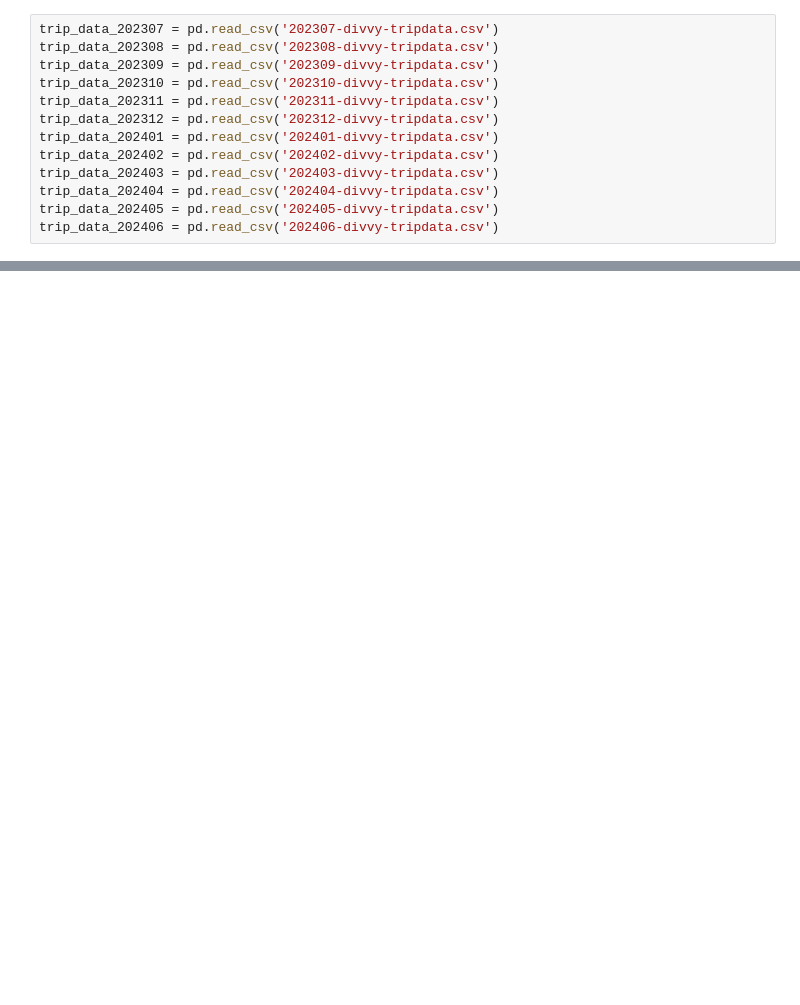
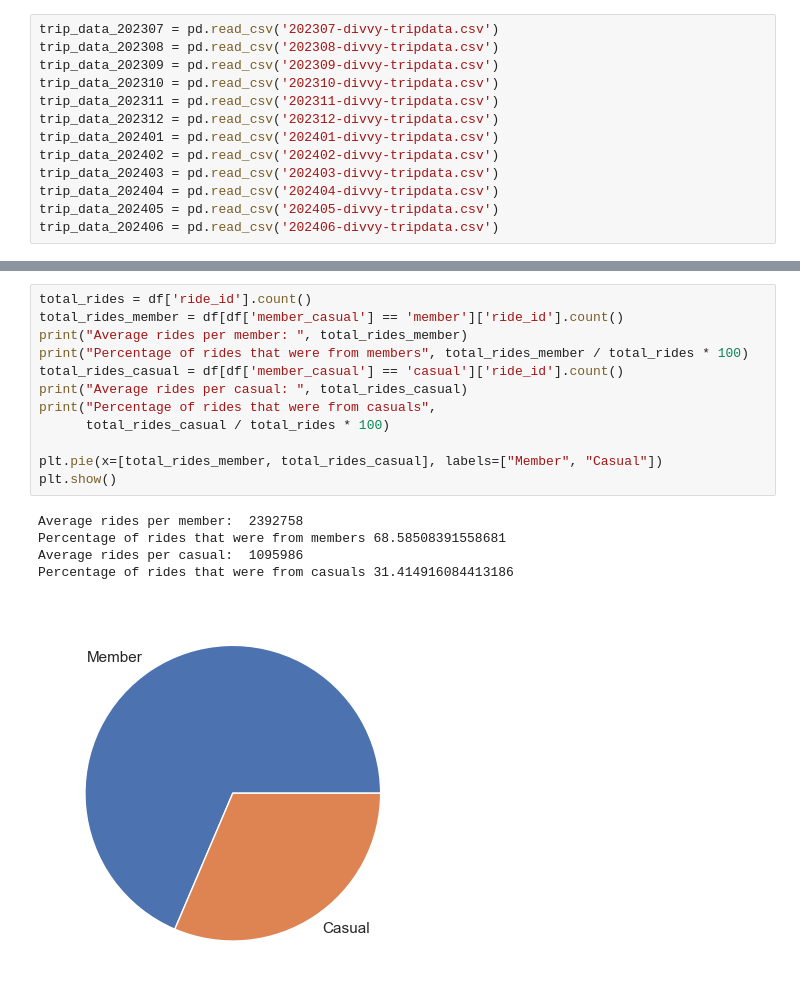
Before and after one commit to ematta/cyclistic, a Jupyter notebook: cyclistic.ipynb, the cells around one changed output, grey strips where cells are left out. Saved outputs shown, nothing was run; the diff lists cells and outputs as text; blank space fills up the shorter version.

```diff
--- a/cyclistic.ipynb
+++ b/cyclistic.ipynb
@@ -177,0 +268,18 @@ Now let's see how our plot looks like again.
+# %%
+total_rides = df['ride_id'].count()
+total_rides_member = df[df['member_casual'] == 'member']['ride_id'].count()
+print("Average rides per member: ", total_rides_member)
+print("Percentage of rides that were from members", total_rides_member / total_rides * 100)
+total_rides_casual = df[df['member_casual'] == 'casual']['ride_id'].count()
+print("Average rides per casual: ", total_rides_casual)
+print("Percentage of rides that were from casuals",
+      total_rides_casual / total_rides * 100)
+
+plt.pie(x=[total_rides_member, total_rides_casual], labels=["Member", "Casual"])
+plt.show()
+# %% [output]
+Average rides per member:  2392758
+Percentage of rides that were from members 68.58508391558681
+Average rides per casual:  1095986
+Percentage of rides that were from casuals 31.414916084413186
+[figure, added]
```
Also changed, not shown: parts of 47 cells of this notebook, 1 other file.
